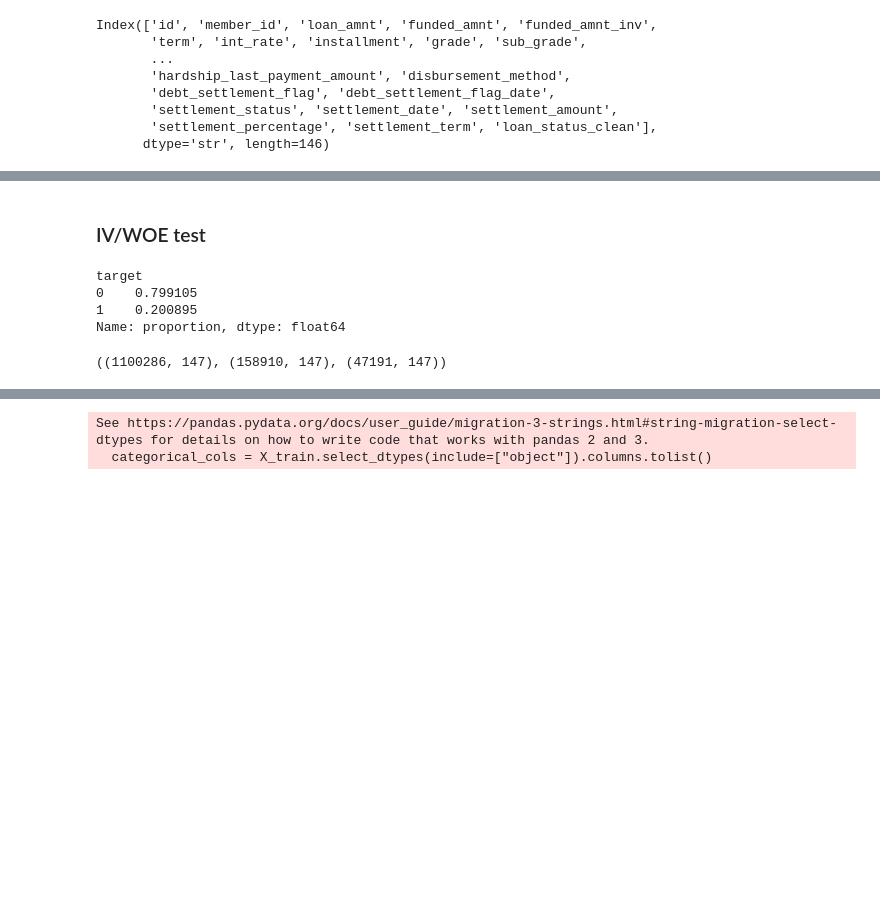
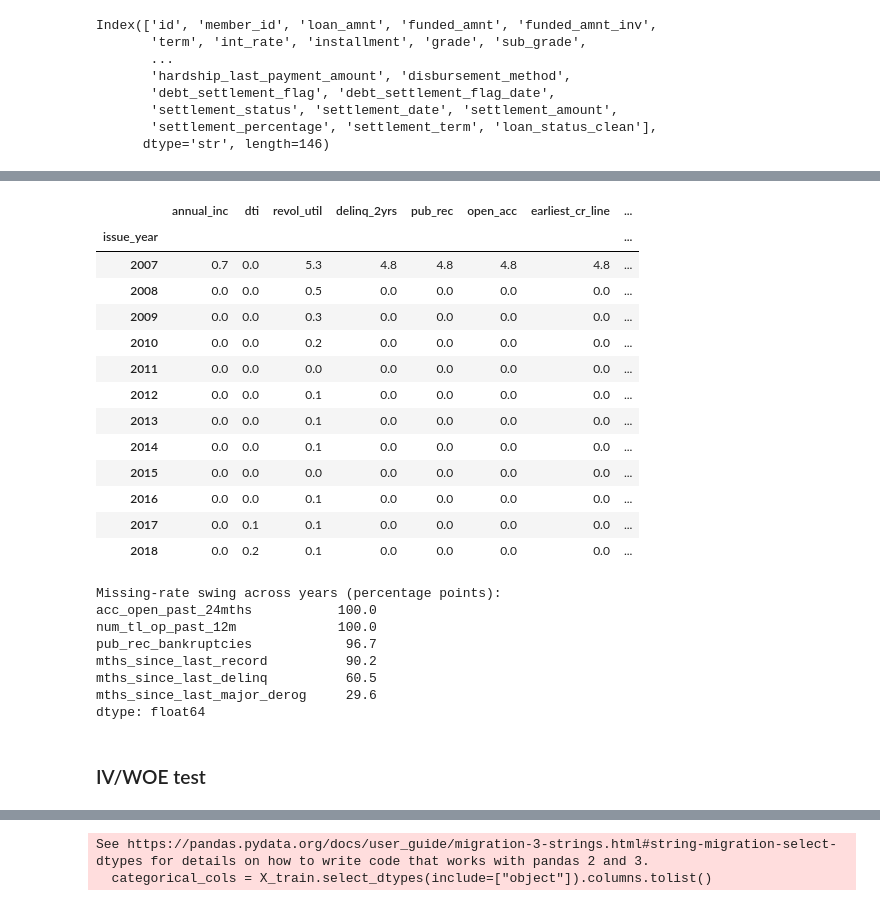
Before and after one commit to yusharif1605-dev/Credit-Scoring, a Jupyter notebook: Notebook/process.ipynb, the cells around one changed output, grey strips where cells are left out. Saved outputs shown, nothing was run; the diff lists cells and outputs as text; code cells hidden in the pictures; blank space fills up the shorter version.

```diff
--- a/Notebook/process.ipynb
+++ b/Notebook/process.ipynb
@@ -155,32 +285,42 @@ Index(['id', 'member_id', 'loan_amnt', 'funded_amnt', 'funded_amnt_inv',
+# %%
+# Cell 4 — missingness by issue year (temporal availability breaks)
+tmp = eda_df.copy()
+if not np.issubdtype(tmp["issue_d"].dtype, np.datetime64):
+    tmp["issue_d"] = pd.to_datetime(tmp["issue_d"], format="%b-%Y", errors="coerce")
+tmp["issue_year"] = tmp["issue_d"].dt.year
+
+by_year = tmp.groupby("issue_year")[present_cols].apply(lambda g: g.isna().mean() * 100).round(1)
+by_year = by_year.loc[:, by_year.max() > 0]     # only columns with any missingness
+display(by_year)
+
+# columns whose missing rate swings wildly across years = availability break, not MNAR
+swing = (by_year.max() - by_year.min()).sort_values(ascending=False)
+print("\nMissing-rate swing across years (percentage points):")
+print(swing[swing > 20])
+# %% [output]
+|  | annual_inc | dti | revol_util | delinq_2yrs | pub_rec | open_acc | earliest_cr_line | ... |
+| issue_year |  |  |  |  |  |  |  | ... |
+| 2007 | 0.7 | 0.0 | 5.3 | 4.8 | 4.8 | 4.8 | 4.8 | ... |
+| 2008 | 0.0 | 0.0 | 0.5 | 0.0 | 0.0 | 0.0 | 0.0 | ... |
+| 2009 | 0.0 | 0.0 | 0.3 | 0.0 | 0.0 | 0.0 | 0.0 | ... |
+| 2010 | 0.0 | 0.0 | 0.2 | 0.0 | 0.0 | 0.0 | 0.0 | ... |
+| 2011 | 0.0 | 0.0 | 0.0 | 0.0 | 0.0 | 0.0 | 0.0 | ... |
+| 2012 | 0.0 | 0.0 | 0.1 | 0.0 | 0.0 | 0.0 | 0.0 | ... |
+| 2013 | 0.0 | 0.0 | 0.1 | 0.0 | 0.0 | 0.0 | 0.0 | ... |
+| 2014 | 0.0 | 0.0 | 0.1 | 0.0 | 0.0 | 0.0 | 0.0 | ... |
+| 2015 | 0.0 | 0.0 | 0.0 | 0.0 | 0.0 | 0.0 | 0.0 | ... |
+| 2016 | 0.0 | 0.0 | 0.1 | 0.0 | 0.0 | 0.0 | 0.0 | ... |
+| 2017 | 0.0 | 0.1 | 0.1 | 0.0 | 0.0 | 0.0 | 0.0 | ... |
+| 2018 | 0.0 | 0.2 | 0.1 | 0.0 | 0.0 | 0.0 | 0.0 | ... |
+Missing-rate swing across years (percentage points):
+acc_open_past_24mths           100.0
+num_tl_op_past_12m             100.0
+pub_rec_bankruptcies            96.7
+mths_since_last_record          90.2
+mths_since_last_delinq          60.5
+mths_since_last_major_derog     29.6
+dtype: float64
 # %% [markdown]
 ### IV/WOE test
 # %%
 from optbinning import BinningProcess
-# %%
-# Cell 3 — build the binary target from loan_status
-# Bad = Charged Off / Default, Good = Fully Paid
-# "Does not meet the credit policy" prefixes get stripped first, then merged
-
-bad_statuses = ["Bad Loan"]
-good_statuses = ["Fully Paid"]
-
-loan_df2 = loan_df2[loan_df2["loan_status_clean"].isin(bad_statuses + good_statuses)].copy()
-loan_df2["target"] = loan_df2["loan_status_clean"].isin(bad_statuses).astype(int)
-
-loan_df2["target"].value_counts(normalize=True)
-# %% [output]
-target
-0    0.799105
-1    0.200895
-Name: proportion, dtype: float64
-# %%
-# Cell 4 — time-based split using issue_d (train only, per your OOT strategy)
-loan_df2["issue_d"] = pd.to_datetime(loan_df2["issue_d"], format="%b-%Y")
-
-train = loan_df2[loan_df2["issue_d"].dt.year <= 2016].copy()
-val   = loan_df2[loan_df2["issue_d"].dt.year == 2017].copy()
-test  = loan_df2[loan_df2["issue_d"].dt.year == 2018].copy()
-
-train.shape, val.shape, test.shape
-# %% [output]
-((1100286, 147), (158910, 147), (47191, 147))
```
Also changed, not shown: parts of 11 cells of this notebook, 1 other file.
